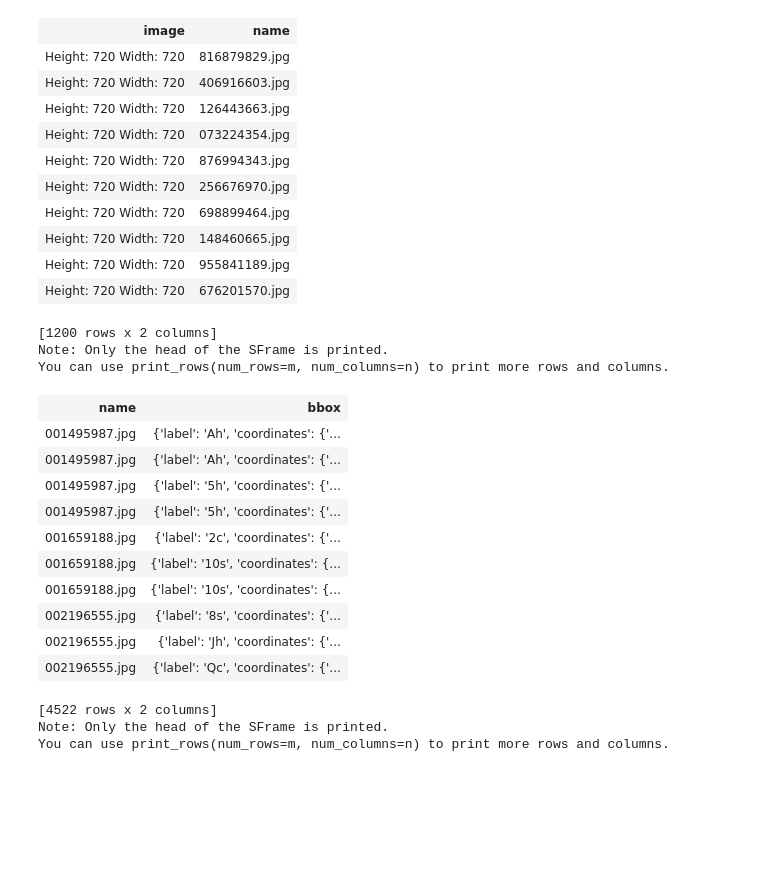
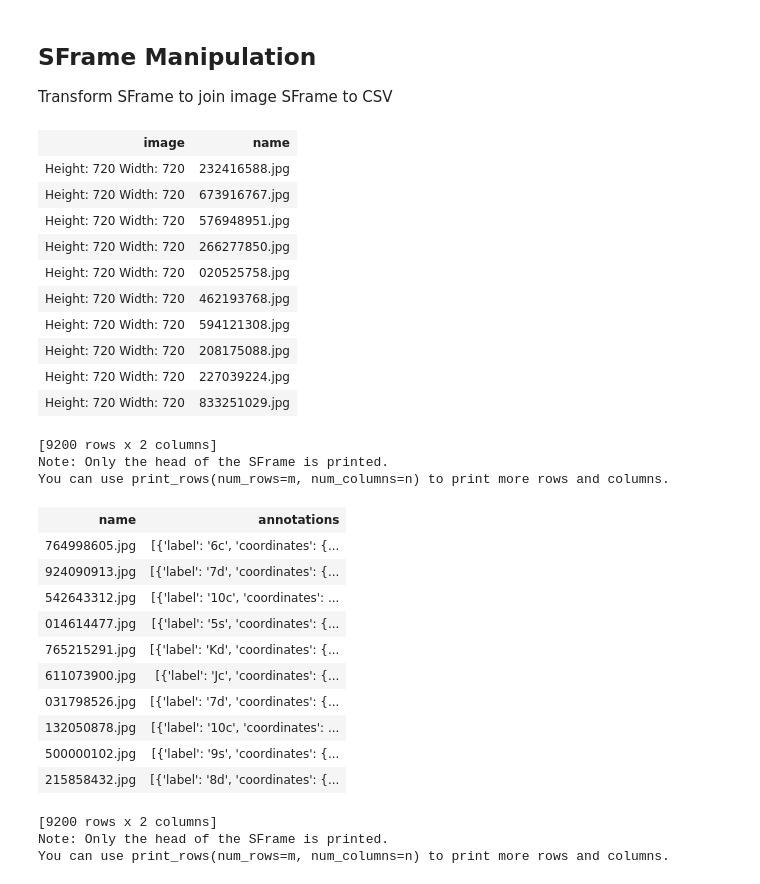
Before and after one commit to mcgovey/compvision-playing-card-detection, a Jupyter notebook: TuriCreate_PlayingCard_sFrameCreate.ipynb, the cells around one changed output. Drawn from its saved outputs; the diff is of its cells as text; code cells hidden in the pictures; blank space fills up the shorter version.

Commit message:
Updated formatting and required variables

```diff
--- a/TuriCreate_PlayingCard_sFrameCreate.ipynb
+++ b/TuriCreate_PlayingCard_sFrameCreate.ipynb
@@ -23,7 +20,10 @@ Successfully installed coremltools-3.3 gast-0.2.2 resampy-0.2.1 tensorboard-2.0.
 # %%
+# create output files
+file_name = "img_class_train"
+image_path = 'drive/My Drive/Data/card_train/'
+csv_path = image_path + file_name + ".csv"
 
-
-# set ref variables used below
-sFrameNameStr = 'ig03.sframe'
+# set ref variables used below to save SFrame file
+sFrameName = 'ig03.sframe'
 model_path = 'drive/My Drive/Data/model_data/'
-sFrameName = model_path + sFrameNameStr
+sFramePath = model_path + sFrameName
@@ -128,7 +82,5 @@ You can use print_rows(num_rows=m, num_columns=n) to print more rows and columns
 # %%
 # Load all images in random order
-sf_images = tc.image_analysis.load_images(ig02_path, recursive=True,
+sf_images = tc.image_analysis.load_images(image_path, recursive=True,
                                        random_order=True)
-
-sf_images
 # %% [output]
@@ -149,3 +100,6 @@ You can use print_rows(num_rows=m, num_columns=n) to print more rows and columns
+# %% [markdown]
+## SFrame Manipulation
+Transform SFrame to join image SFrame to CSV
 # %%
 # Split path to get filename
 info = sf_images['path'].apply(lambda path: os.path.basename(path).split('/')[:1])
@@ -162,35 +116,39 @@ del sf_images['path']
 sf_images
 # %% [output]
 | image | name |
-| Height: 720 Width: 720 | 816879829.jpg |
-| Height: 720 Width: 720 | 406916603.jpg |
-| Height: 720 Width: 720 | 126443663.jpg |
-| Height: 720 Width: 720 | 073224354.jpg |
-| Height: 720 Width: 720 | 876994343.jpg |
-| Height: 720 Width: 720 | 256676970.jpg |
-| Height: 720 Width: 720 | 698899464.jpg |
-| Height: 720 Width: 720 | 148460665.jpg |
-| Height: 720 Width: 720 | 955841189.jpg |
-| Height: 720 Width: 720 | 676201570.jpg |
+| Height: 720 Width: 720 | 232416588.jpg |
+| Height: 720 Width: 720 | 673916767.jpg |
+| Height: 720 Width: 720 | 576948951.jpg |
+| Height: 720 Width: 720 | 266277850.jpg |
+| Height: 720 Width: 720 | 020525758.jpg |
+| Height: 720 Width: 720 | 462193768.jpg |
+| Height: 720 Width: 720 | 594121308.jpg |
+| Height: 720 Width: 720 | 208175088.jpg |
+| Height: 720 Width: 720 | 227039224.jpg |
+| Height: 720 Width: 720 | 833251029.jpg |
-[1200 rows x 2 columns]
+[9200 rows x 2 columns]
 Note: Only the head of the SFrame is printed.
 You can use print_rows(num_rows=m, num_columns=n) to print more rows and columns.
 # %%
 # Combine label and coordinates into a bounding box dictionary
 csv_sf = csv_sf.pack_columns(['label', 'coordinates'], new_column_name='bbox', dtype=dict)
-csv_sf
+
+# Combine bounding boxes of the same 'name' into lists
+sf_annotations = csv_sf.groupby('name',
+    {'annotations': tc.aggregate.CONCAT('bbox')})
+sf_annotations
 # %% [output]
-| name | bbox |
-| 001495987.jpg | {'label': 'Ah', 'coordinates': {'... |
-| 001495987.jpg | {'label': 'Ah', 'coordinates': {'... |
-| 001495987.jpg | {'label': '5h', 'coordinates': {'... |
-| 001495987.jpg | {'label': '5h', 'coordinates': {'... |
-| 001659188.jpg | {'label': '2c', 'coordinates': {'... |
-| 001659188.jpg | {'label': '10s', 'coordinates': {... |
-| 001659188.jpg | {'label': '10s', 'coordinates': {... |
-| 002196555.jpg | {'label': '8s', 'coordinates': {'... |
-| 002196555.jpg | {'label': 'Jh', 'coordinates': {'... |
-| 002196555.jpg | {'label': 'Qc', 'coordinates': {'... |
+| name | annotations |
+| 764998605.jpg | [{'label': '6c', 'coordinates': {... |
+| 924090913.jpg | [{'label': '7d', 'coordinates': {... |
+| 542643312.jpg | [{'label': '10c', 'coordinates': ... |
+| 014614477.jpg | [{'label': '5s', 'coordinates': {... |
+| 765215291.jpg | [{'label': 'Kd', 'coordinates': {... |
+| 611073900.jpg | [{'label': 'Jc', 'coordinates': {... |
+| 031798526.jpg | [{'label': '7d', 'coordinates': {... |
+| 132050878.jpg | [{'label': '10c', 'coordinates': ... |
+| 500000102.jpg | [{'label': '9s', 'coordinates': {... |
+| 215858432.jpg | [{'label': '8d', 'coordinates': {... |
-[4522 rows x 2 columns]
+[9200 rows x 2 columns]
 Note: Only the head of the SFrame is printed.
 You can use print_rows(num_rows=m, num_columns=n) to print more rows and columns.
```
Also changed, not shown: parts of 23 cells of this notebook.
